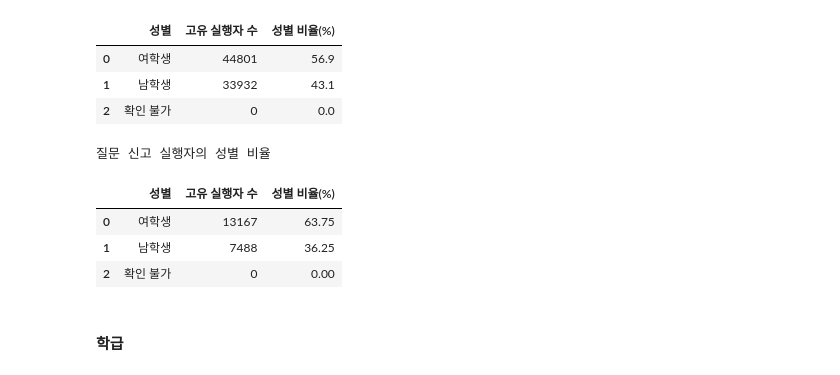
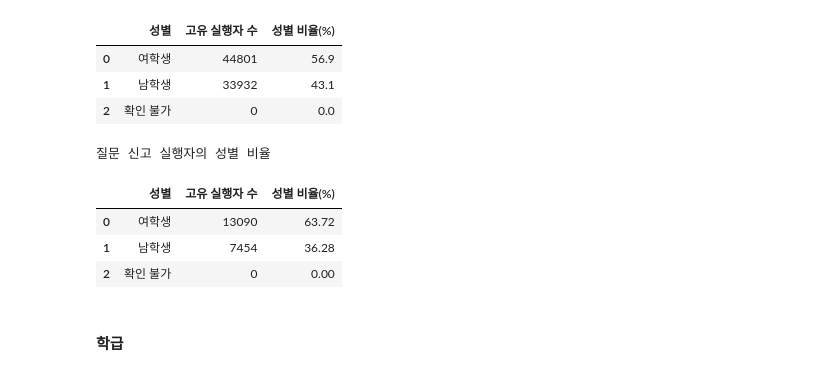
Before and after one commit to qet0506/codeit-sns-moderation, a Jupyter notebook: eda.ipynb, the cells around one changed output. Saved outputs shown, nothing was run; the diff lists cells and outputs as text; code cells hidden in the pictures.

```diff
--- a/eda.ipynb
+++ b/eda.ipynb
@@ -1256,33 +1119,33 @@ display(df_hider_gender_ratio)
 # %%
 # 긍정적 사유를 제외한 고유 질문 신고자
 positive_mask = (
-    df_questionreport["reason"]
+    df_questionreport_clean["reason"]
     .astype("string")
     .str.strip()
     .eq("어떻게 이런 생각을? 이 질문 최고!")
     .fillna(False)
 )
 
 question_reporter_ids = (
-    df_questionreport.loc[~positive_mask, "user_id"]
+    df_questionreport_clean.loc[~positive_mask, "user_id"]
     .dropna()
     .unique()
 )
 
 # 앞서 만든 성별 분석용 DataFrame에 추가
 df_action_users["질문 신고"] = (
     df_action_users["id"].isin(question_reporter_ids)
 )
 
 df_question_reporter_gender_ratio = gender_ratio_table("질문 신고")
 
 print("질문 신고 실행자의 성별 비율")
 display(df_question_reporter_gender_ratio)
 # %% [output]
 질문 신고 실행자의 성별 비율
 |  | 성별 | 고유 실행자 수 | 성별 비율(%) |
-| 0 | 여학생 | 13167 | 63.75 |
-| 1 | 남학생 | 7488 | 36.25 |
+| 0 | 여학생 | 13090 | 63.72 |
+| 1 | 남학생 | 7454 | 36.28 |
 | 2 | 확인 불가 | 0 | 0.00 |
 # %% [markdown]
 #### 학급
```
Also changed, not shown: parts of 96 cells of this notebook.
